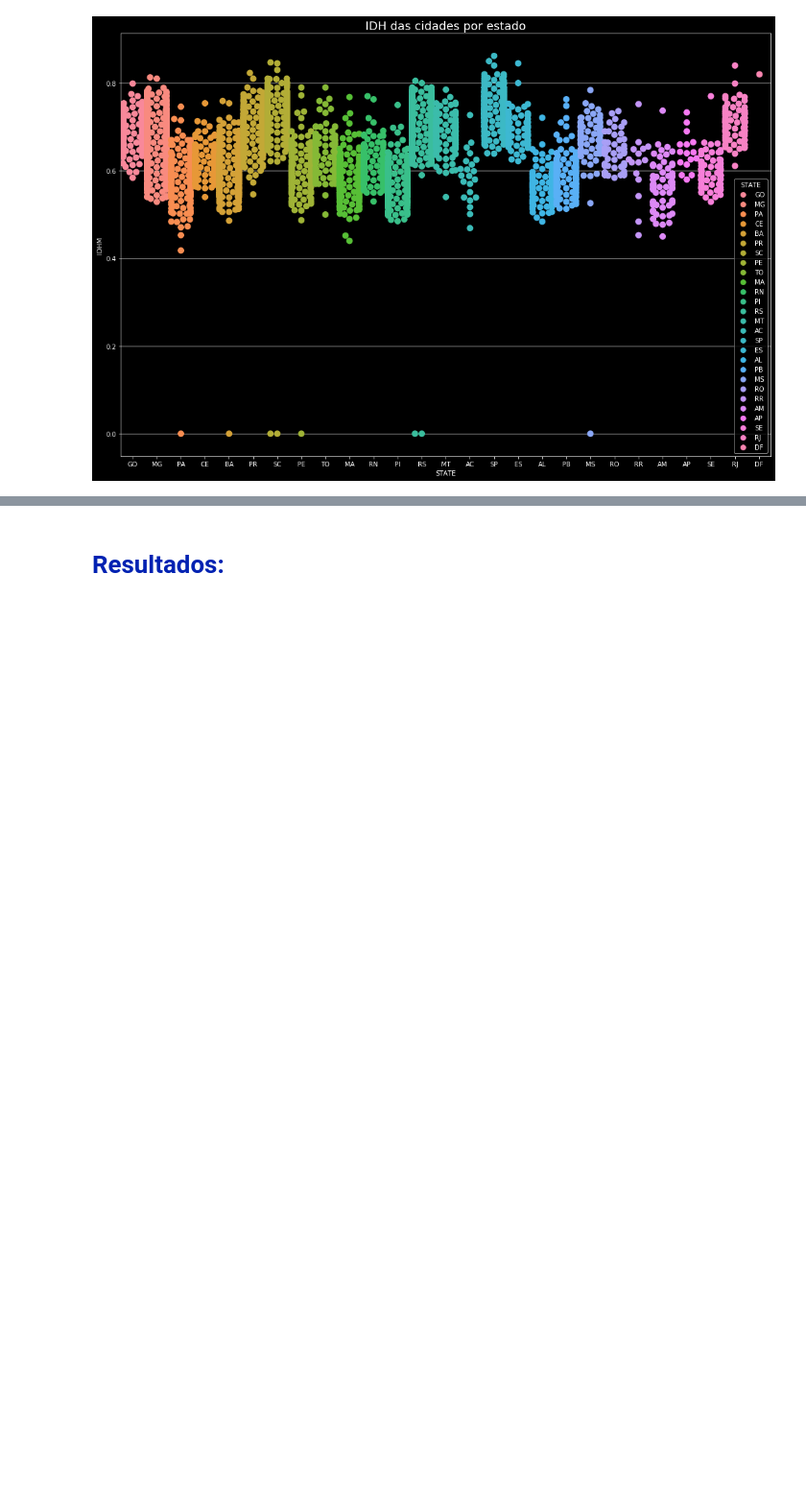
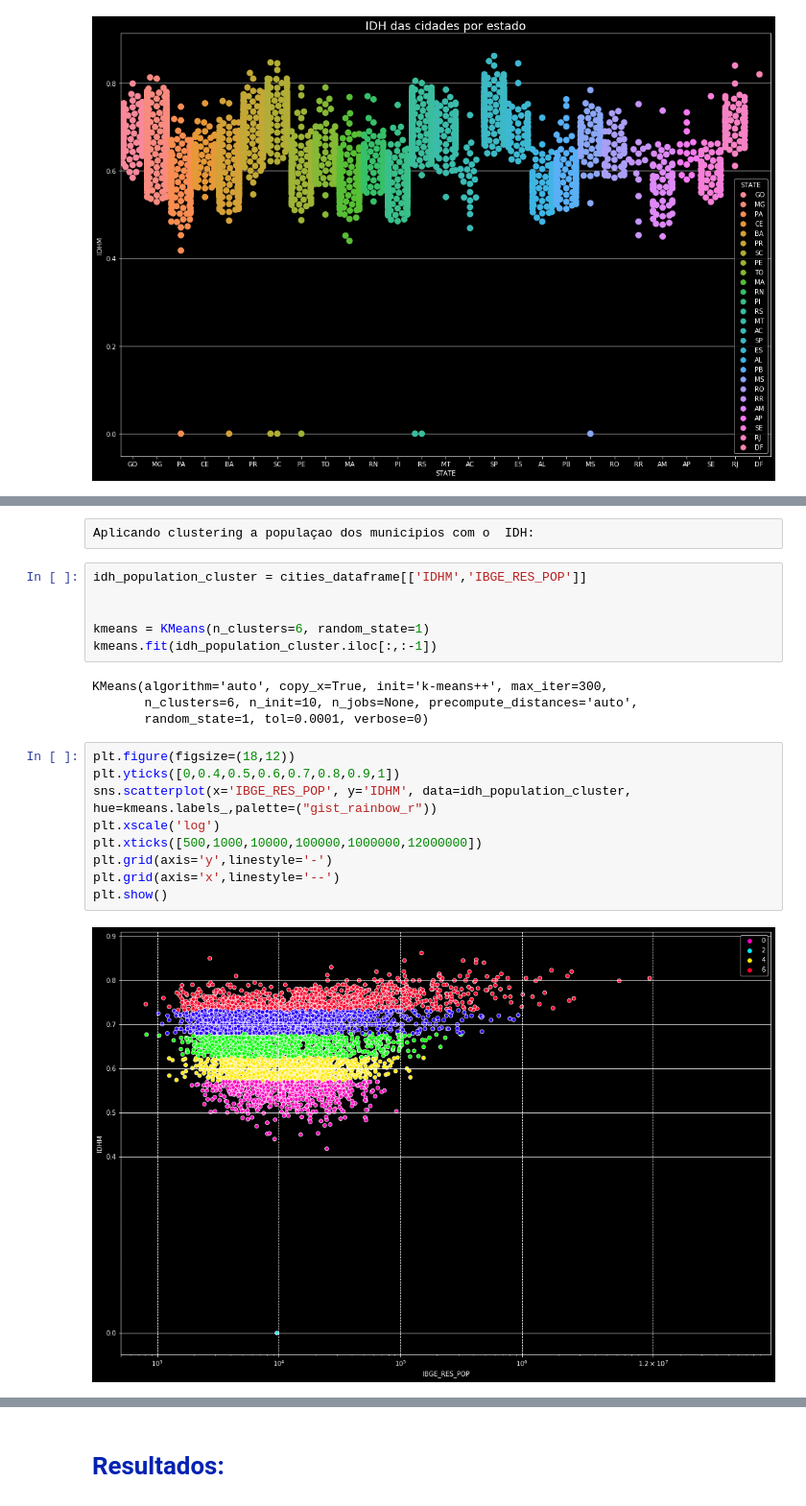
Before and after one commit to Igor-Arantes/Analise_municipios_brasileiros, a Jupyter notebook: Analise dos Municipios Brasileiros.ipynb, the cells around one changed output, grey strips where cells are left out. Shown at 96% size. Cells and saved outputs as stored; diff of their text form; blank space fills up the shorter version.

Commit message:
Clusterizaçao por IDH e adição de função para teste de Wilcoxon

```diff
--- a/Analise dos Municipios Brasileiros.ipynb
+++ b/Analise dos Municipios Brasileiros.ipynb
@@ -195,0 +199,23 @@ plt.grid(axis='y',linestyle='-')
+# %% [raw]
+Aplicando clustering a populaçao dos municipios com o  IDH:
+# %%
+idh_population_cluster = cities_dataframe[['IDHM','IBGE_RES_POP']]
+
+
+kmeans = KMeans(n_clusters=6, random_state=1)
+kmeans.fit(idh_population_cluster.iloc[:,:-1])
+# %% [output]
+KMeans(algorithm='auto', copy_x=True, init='k-means++', max_iter=300,
+       n_clusters=6, n_init=10, n_jobs=None, precompute_distances='auto',
+       random_state=1, tol=0.0001, verbose=0)
+# %%
+plt.figure(figsize=(18,12))
+plt.yticks([0,0.4,0.5,0.6,0.7,0.8,0.9,1])
+sns.scatterplot(x='IBGE_RES_POP', y='IDHM', data=idh_population_cluster, hue=kmeans.labels_,palette=("gist_rainbow_r"))
+plt.xscale('log')
+plt.xticks([500,1000,10000,100000,1000000,12000000])
+plt.grid(axis='y',linestyle='-')
+plt.grid(axis='x',linestyle='--')
+plt.show()
+# %% [output]
+[figure, added]
```
Also changed, not shown: parts of 6 cells of this notebook.
